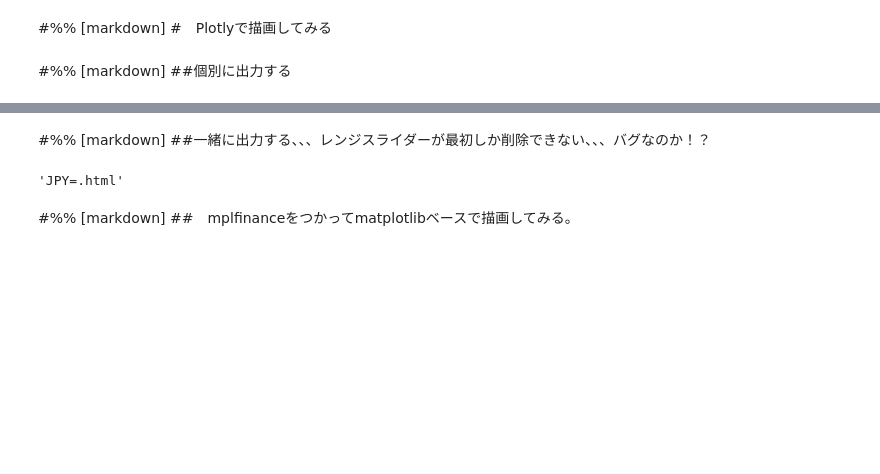
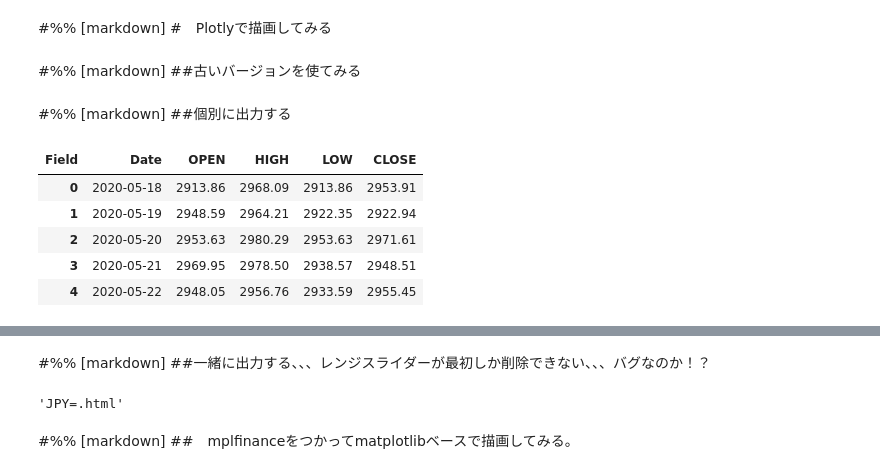
Before and after one commit to NagaoKosuke/HOME, a Jupyter notebook: syutoku.ipynb, the cells around one changed output, grey strips where cells are left out. Cells and saved outputs as stored; diff of their text form; code cells hidden in the pictures; blank space fills up the shorter version.

```diff
--- a/syutoku.ipynb
+++ b/syutoku.ipynb
@@ -96,6 +98,9 @@ from plotly import tools
 # %%
 import plotly.offline as po
 import plotly.io as pio
+# %% [markdown]
+#%% [markdown]
+##古いバージョンを使てみる
 # %% [markdown]
 #%% [markdown]
 ##個別に出力する
@@ -101,0 +109,9 @@ import plotly.io as pio
+# %%
+data['.SPX'].reset_index()[:5]
+# %% [output]
+| Field | Date | OPEN | HIGH | LOW | CLOSE |
+| 0 | 2020-05-18 | 2913.86 | 2968.09 | 2913.86 | 2953.91 |
+| 1 | 2020-05-19 | 2948.59 | 2964.21 | 2922.35 | 2922.94 |
+| 2 | 2020-05-20 | 2953.63 | 2980.29 | 2953.63 | 2971.61 |
+| 3 | 2020-05-21 | 2969.95 | 2978.50 | 2938.57 | 2948.51 |
+| 4 | 2020-05-22 | 2948.05 | 2956.76 | 2933.59 | 2955.45 |
```
Also changed, not shown: parts of 17 cells of this notebook.
